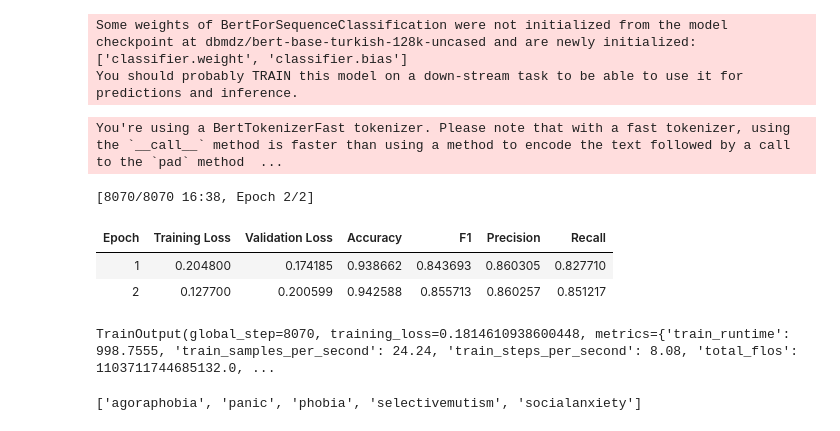
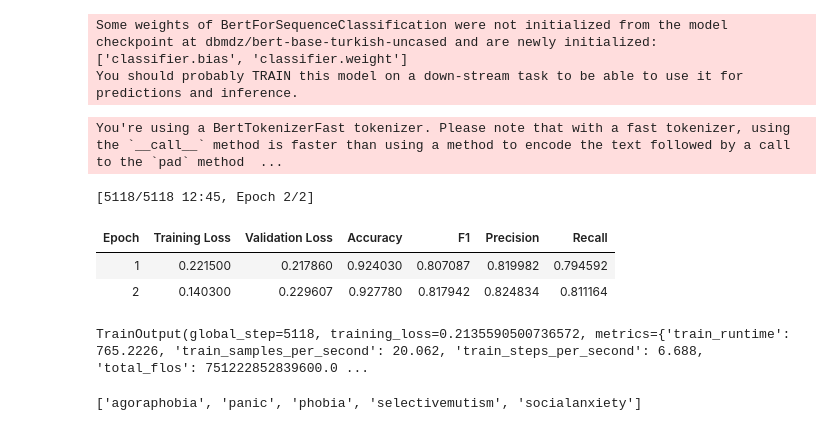
Before and after one commit to Halil3509/TEKNOFEST-Dilbazlar, a Jupyter notebook: Notebooks/Anxiety-Disorders-Training.ipynb, the cells around one changed output. Cells and saved outputs as stored; diff of their text form; code cells hidden in the pictures.

Commit message:
Anxiety disorder last version

```diff
--- a/Notebooks/Anxiety-Disorders-Training.ipynb
+++ b/Notebooks/Anxiety-Disorders-Training.ipynb
@@ -4,7 +4,7 @@ warnings.filterwarnings("ignore")
 # %%
 from datasets import DatasetDict
 
-dataset = DatasetDict.load_from_disk("../Data/Anxiety_Detection_Data/anxiety_not_augmented__not_anxiety_hg_dataset")
+dataset = DatasetDict.load_from_disk("../Data/Anxiety_Detection_Data/anxiety_balanced_not_augmented_hg_dataset")
 
 classes = ['agoraphobia', 'panic', 'phobia', 'selectivemutism', 'socialanxiety']
 class2id = {class_:id for id, class_ in enumerate(classes)}
@@ -27,7 +27,7 @@ DatasetDict({
 # %%
 from transformers import AutoTokenizer
 
-model_path = 'dbmdz/bert-base-turkish-128k-uncased'
+model_path = 'dbmdz/bert-base-turkish-uncased'
 
 tokenizer = AutoTokenizer.from_pretrained(model_path)
 # %%
@@ -75,7 +75,7 @@ model = AutoModelForSequenceClassification.from_pretrained(
            id2label=id2class, label2id=class2id,
                        problem_type = "multi_label_classification")
 # %% [output]
-Some weights of BertForSequenceClassification were not initialized from the model checkpoint at dbmdz/bert-base-turkish-128k-uncased and are newly initialized: ['classifier.weight', 'classifier.bias']
+Some weights of BertForSequenceClassification were not initialized from the model checkpoint at dbmdz/bert-base-turkish-uncased and are newly initialized: ['classifier.bias', 'classifier.weight']
 You should probably TRAIN this model on a down-stream task to be able to use it for predictions and inference.
 # %%
 import os
@@ -83,38 +83,38 @@ os.environ["WANDB_PROJECT"]="Dilbazlar"
 wandb_api_key = "04a083b14d60688b24482e00727ebcc57448ef88"
 # %%
 training_args = TrainingArguments(
-   output_dir="my_awesome_model",
+   output_dir="anxiety_disorders_model",
    learning_rate=2e-5,
    per_device_train_batch_size=3,
    per_device_eval_batch_size=3,
    num_train_epochs=2,
    weight_decay=0.01,
    evaluation_strategy="epoch",
    save_strategy="epoch",
    load_best_model_at_end=True,
    report_to=["wandb"],# Wandb = https://docs.wandb.ai/guides/integrations/huggingface
-   run_name="anxiety-specific-first-model"
+   run_name="anxiety-specific-augmented-model"
 )
 
 trainer = Trainer(
 
    model=model,
    args=training_args,
    train_dataset=tokenized_dataset["train"],
    eval_dataset=tokenized_dataset["test"],
    tokenizer=tokenizer,
    data_collator=data_collator,
    compute_metrics=compute_metrics,
 )
 
 trainer.train()
 # %% [output]
 You're using a BertTokenizerFast tokenizer. Please note that with a fast tokenizer, using the `__call__` method is faster than using a method to encode the text followed by a call to the `pad` method  ...
-[8070/8070 16:38, Epoch 2/2]
+[5118/5118 12:45, Epoch 2/2]
 | Epoch | Training Loss | Validation Loss | Accuracy | F1 | Precision | Recall |
-| 1 | 0.204800 | 0.174185 | 0.938662 | 0.843693 | 0.860305 | 0.827710 |
-| 2 | 0.127700 | 0.200599 | 0.942588 | 0.855713 | 0.860257 | 0.851217 |
+| 1 | 0.221500 | 0.217860 | 0.924030 | 0.807087 | 0.819982 | 0.794592 |
+| 2 | 0.140300 | 0.229607 | 0.927780 | 0.817942 | 0.824834 | 0.811164 |
-TrainOutput(global_step=8070, training_loss=0.1814610938600448, metrics={'train_runtime': 998.7555, 'train_samples_per_second': 24.24, 'train_steps_per_second': 8.08, 'total_flos': 1103711744685132.0, ...
+TrainOutput(global_step=5118, training_loss=0.2135590500736572, metrics={'train_runtime': 765.2226, 'train_samples_per_second': 20.062, 'train_steps_per_second': 6.688, 'total_flos': 751222852839600.0 ...
 # %%
 classes
 # %% [output]
```
Also changed, not shown: parts of 12 cells of this notebook.
